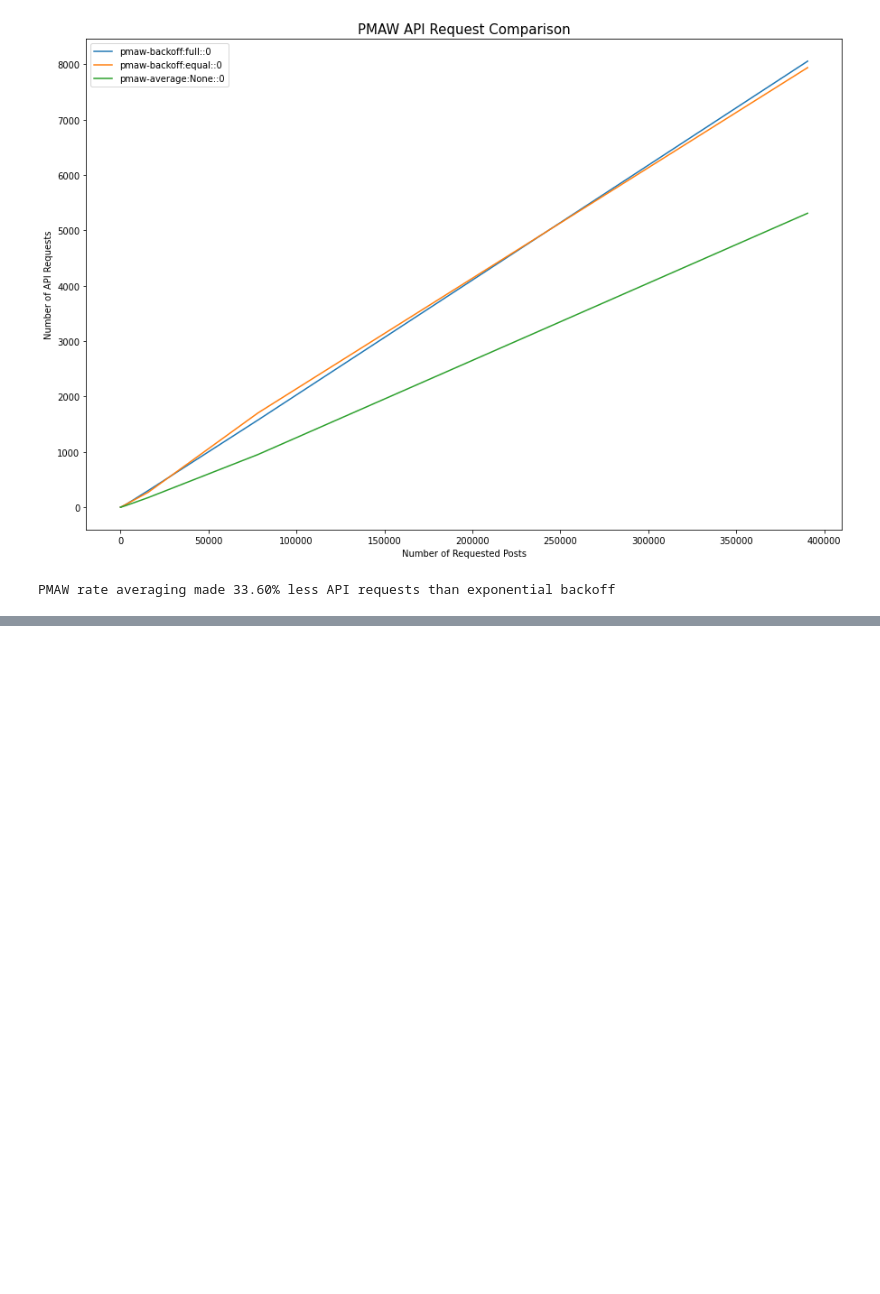
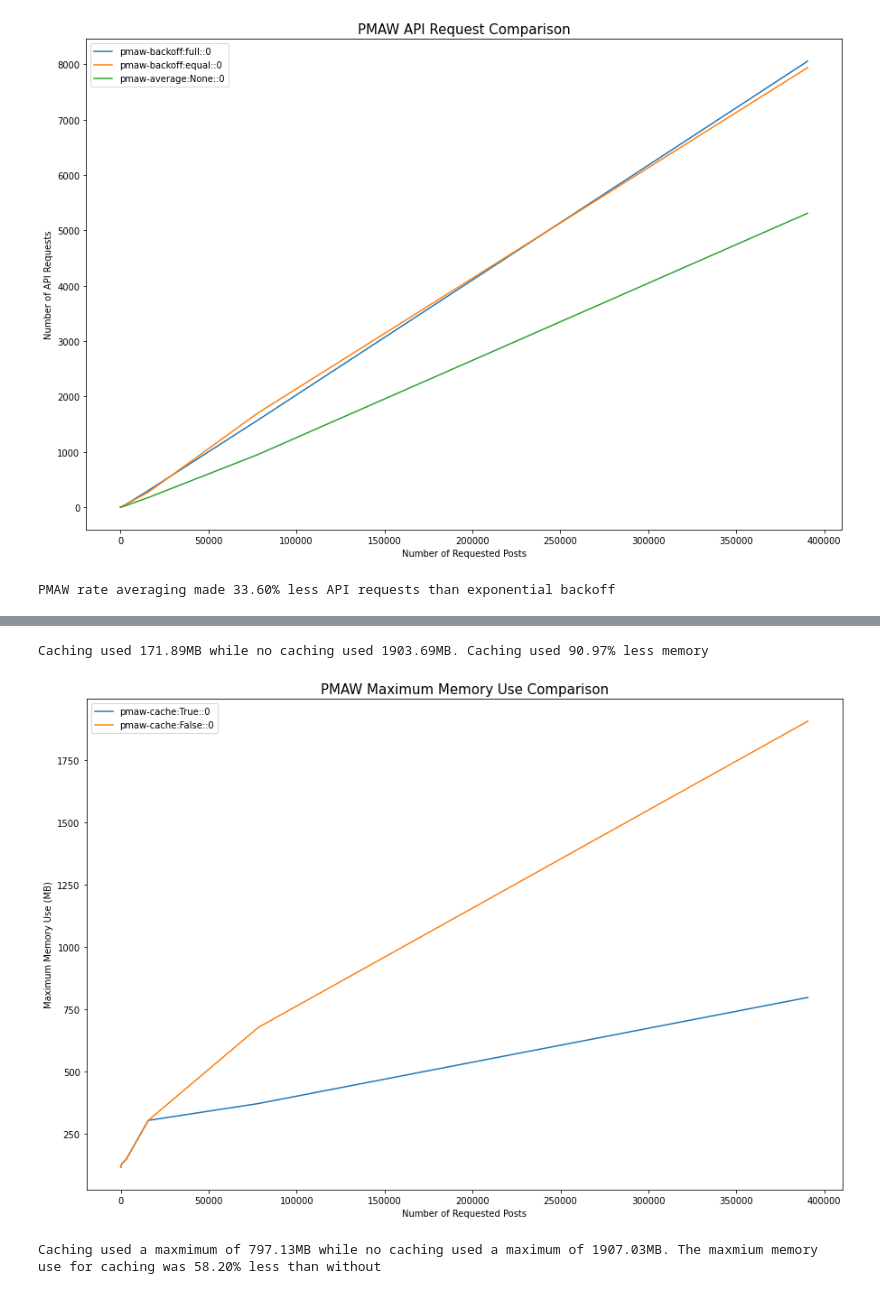
Before and after one commit to mattpodolak/pmaw, a Jupyter notebook: examples/benchmark.ipynb, the cells around one changed output, grey strips where cells are left out. Cells and saved outputs as stored; diff of their text form; code cells hidden in the pictures; blank space fills up the shorter version.

```diff
--- a/examples/benchmark.ipynb
+++ b/examples/benchmark.ipynb
@@ -363,0 +606,16 @@ PMAW rate averaging made 33.60% less API requests than exponential backoff
+# %%
+cache_m = df.loc[(df['mem_use'] == True) & (df['limit'] == 390625), 'memory'].item()
+no_cache_m = df.loc[(df['mem_use'] == False) & (df['limit'] == 390625), 'memory'].item()
+print(f'Caching used {cache_m/10**6:.2f}MB while no caching used {no_cache_m/10**6:.2f}MB. Caching used {100*(1 - cache_m/no_cache_m):.2f}% less memory')
+# %% [output]
+Caching used 171.89MB while no caching used 1903.69MB. Caching used 90.97% less memory
+# %%
+cachebench.plot(_type="max_memory")
+# %% [output]
+[figure, added]
+# %%
+cache_mm = df.loc[(df['mem_use'] == True) & (df['limit'] == 390625), 'max_memory'].item()
+no_cache_mm = df.loc[(df['mem_use'] == False) & (df['limit'] == 390625), 'max_memory'].item()
+print(f'Caching used a maxmimum of {cache_mm/10**6:.2f}MB while no caching used a maximum of {no_cache_mm/10**6:.2f}MB. The maxmium memory use for caching was {100*(1 - cache_mm/no_cache_mm):.2f}% less than without')
+# %% [output]
+Caching used a maxmimum of 797.13MB while no caching used a maximum of 1907.03MB. The maxmium memory use for caching was 58.20% less than without
```
Also changed, not shown: parts of 13 cells of this notebook, 4 other files.
